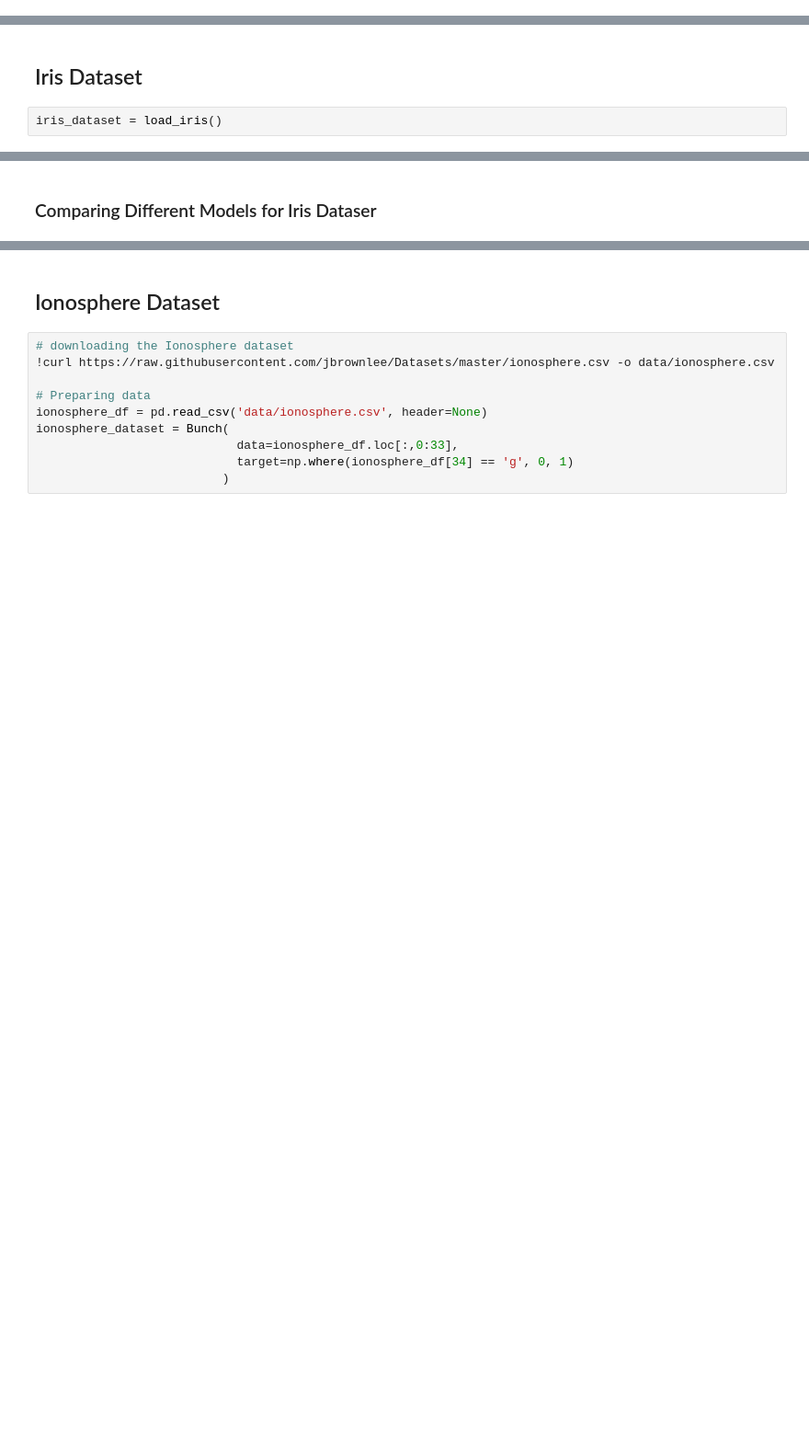
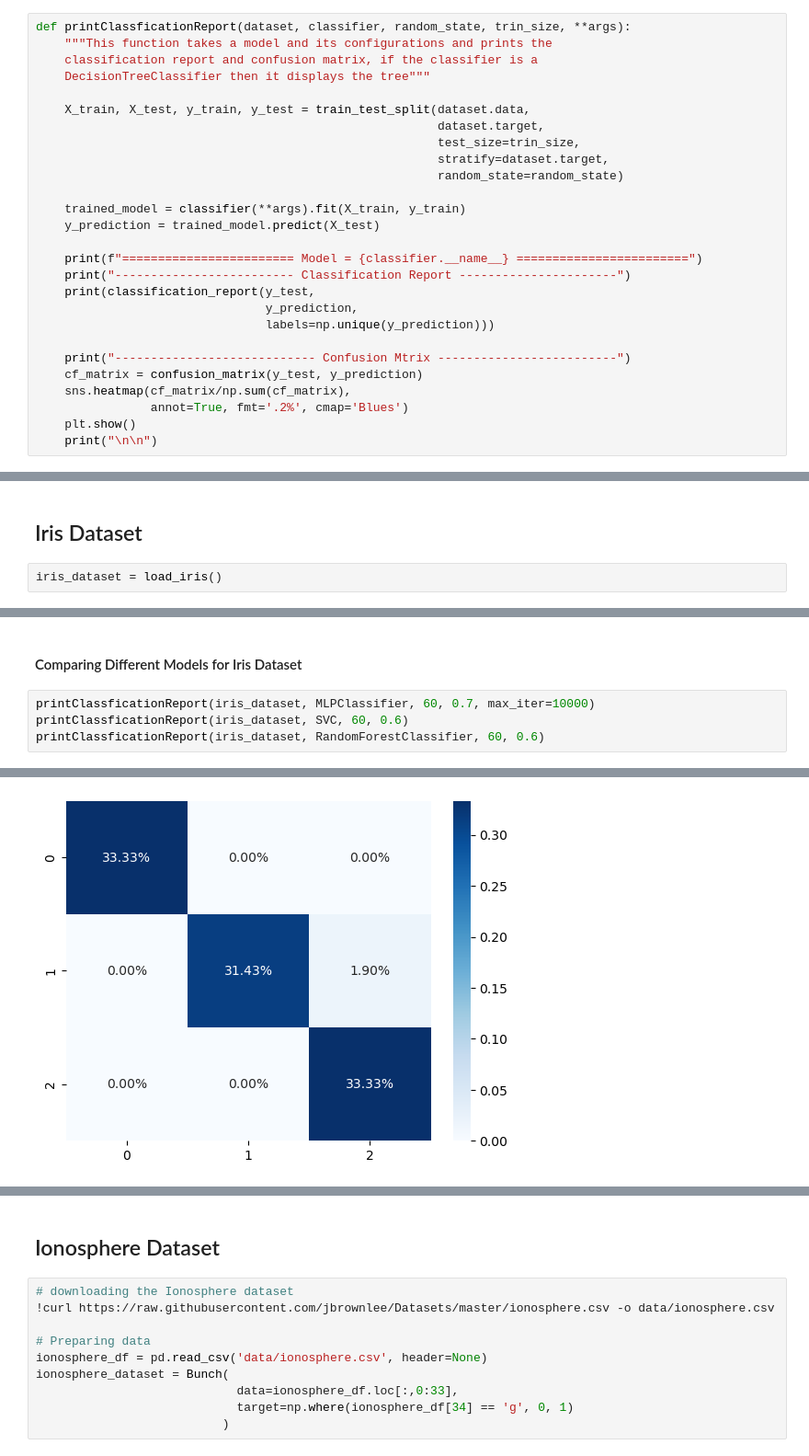
Before and after one commit to Koushik0001/ML_Lab, a Jupyter notebook: assignment_2.ipynb, the cells around one changed output, grey strips where cells are left out. Shown: that part at 92% size. Cells and saved outputs as stored; diff of their text form; blank space fills up the shorter version.

```diff
--- a/assignment_2.ipynb
+++ b/assignment_2.ipynb
@@ -20,6 +23,33 @@ from sklearn.metrics import (
                                 roc_auc_score,
                                 auc
                             )
+# %%
+def printClassficationReport(dataset, classifier, random_state, trin_size, **args):
+    """This function takes a model and its configurations and prints the
+    classification report and confusion matrix, if the classifier is a
+    DecisionTreeClassifier then it displays the tree"""
+
+    X_train, X_test, y_train, y_test = train_test_split(dataset.data,
+                                                        dataset.target,
+                                                        test_size=trin_size,
+                                                        stratify=dataset.target,
+                                                        random_state=random_state)
+
+    trained_model = classifier(**args).fit(X_train, y_train)
+    y_prediction = trained_model.predict(X_test)
+
+    print(f"======================== Model = {classifier.__name__} ========================")
+    print("------------------------- Classification Report ----------------------")
+    print(classification_report(y_test,
+                                y_prediction,
+                                labels=np.unique(y_prediction)))
+
+    print("---------------------------- Confusion Mtrix -------------------------")
+    cf_matrix = confusion_matrix(y_test, y_prediction)
+    sns.heatmap(cf_matrix/np.sum(cf_matrix),
+                annot=True, fmt='.2%', cmap='Blues')
+    plt.show()
+    print("\n\n")
 # %%
 def getModelScores(dataset, model_params, k_fold):
     """This function performs k_fold Grid search cross validation on
@@ -165,3 +197,8 @@ getTrainsizeAccuracies(iris_dataset,
 [figure]
 # %% [markdown]
-### Comparing Different Models for Iris Dataser
+#### Comparing Different Models for Iris Dataset
+# %%
+printClassficationReport(iris_dataset, MLPClassifier, 60, 0.7, max_iter=10000)
+printClassficationReport(iris_dataset, SVC, 60, 0.6)
+printClassficationReport(iris_dataset, RandomForestClassifier, 60, 0.6)
+# %% [output]
@@ -167,0 +218 @@ getTrainsizeAccuracies(iris_dataset,
+[figure, added]
```
Also changed, not shown: parts of 15 cells of this notebook.
